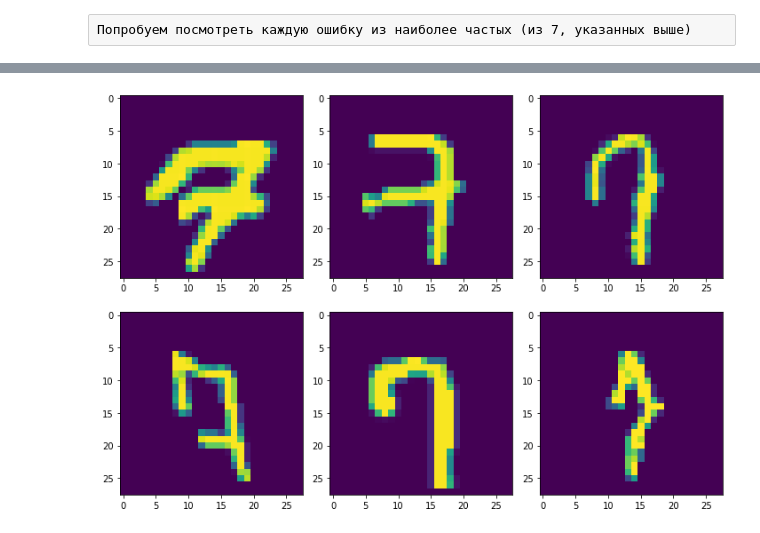
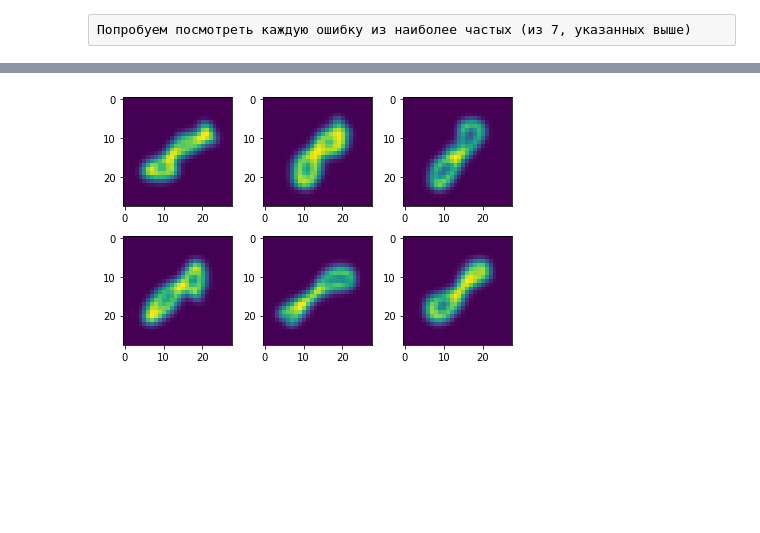
Before and after one commit to IlidanNaga/317_Hometask_2, a Jupyter notebook: Big_task_1/Confusion_matrix_build.ipynb, the cells around one changed output, grey strips where cells are left out. Saved outputs shown, nothing was run; the diff lists cells and outputs as text; code cells hidden in the pictures; blank space fills up the shorter version.

```diff
--- a/Big_task_1/Confusion_matrix_build.ipynb
+++ b/Big_task_1/Confusion_matrix_build.ipynb
@@ -16,7 +16,7 @@ train_data, test_data, train_target, test_target = train_test_split(data, target
 # %%
 result = np.empty(test_target.__len__()).astype(int)
 
-data_from_file = open("save_file.txt").read()
+data_from_file = open("save_file_5.txt").read()
 
 for enum, ch in enumerate(data_from_file):
     result[enum] = int(ch)
@@ -31,3 +31,18 @@ ac_s(test_target, result)
+# %%
+# transform for rotate
+from skimage.transform import rotate
+test_data = test_data.reshape(10000, 28, 28)
+data_rot = np.empty(test_data.shape)
+for enum in range(test_data.__len__()):
+    data_rot[enum] = rotate(test_data[enum], -35, preserve_range=True)
+# %%
+# transform for gaussian
+from skimage.filters import gaussian
+from math import sqrt
+test_data = data_rot
+data_rot = np.empty(test_data.shape)
+for enum in range(test_data.__len__()):
+    data_rot[enum] = gaussian(test_data[enum], sqrt(0.8), preserve_range=True)
 # %%
 diff_positions = np.argwhere(test_target != result)
 same_positions = np.argwhere(test_target == result)
@@ -179,19 +216,19 @@ plt.show()
 # %%
-test_target_7 = np.argwhere(test_target == 7)
-error = test_target_7[np.argwhere(result[test_target_7] == 9)][:, 0]
+test_target_8 = np.argwhere(test_target == 8)
+error = test_target_8[np.argwhere(result[test_target_8] == 1)][:, 0]
 
-fig, axs = plt.subplots(2, 3, tight_layout=True, figsize=[10, 8])
+fig, axs = plt.subplots(2, 3, tight_layout=True)
 
-axs[0, 0].imshow(test_data[error[0]].reshape(28, 28))
-axs[0, 1].imshow(test_data[error[3]].reshape(28, 28))
-axs[0, 2].imshow(test_data[error[5]].reshape(28, 28))
-axs[1, 0].imshow(test_data[error[8]].reshape(28, 28))
-axs[1, 1].imshow(test_data[error[10]].reshape(28, 28))
-axs[1, 2].imshow(test_data[error[12]].reshape(28, 28))
+axs[0, 0].imshow(data_rot[error[0]].reshape(28, 28))
+axs[0, 1].imshow(data_rot[error[3]].reshape(28, 28))
+axs[0, 2].imshow(data_rot[error[5]].reshape(28, 28))
+axs[1, 0].imshow(data_rot[error[8]].reshape(28, 28))
+axs[1, 1].imshow(data_rot[error[2]].reshape(28, 28))
+axs[1, 2].imshow(data_rot[error[4]].reshape(28, 28))
 
-plt.savefig("error_7_9.png")
+plt.savefig("Images/error_8_1_gau_rot.png")
 
 plt.show()
 # %% [output]
-[figure, old version]
+[figure, new version]
 # %%
```
Also changed, not shown: parts of 16 cells of this notebook, 47 other files.
